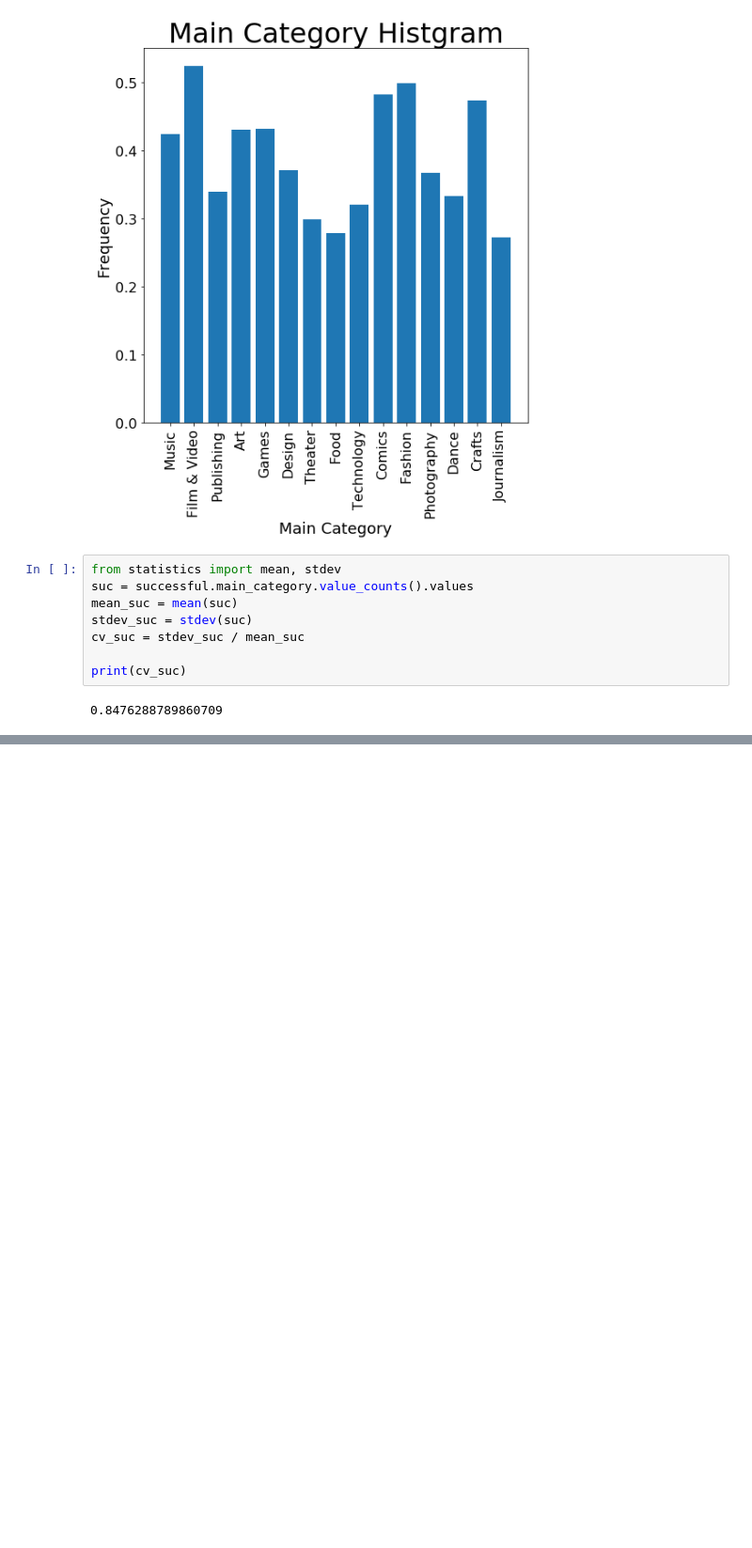
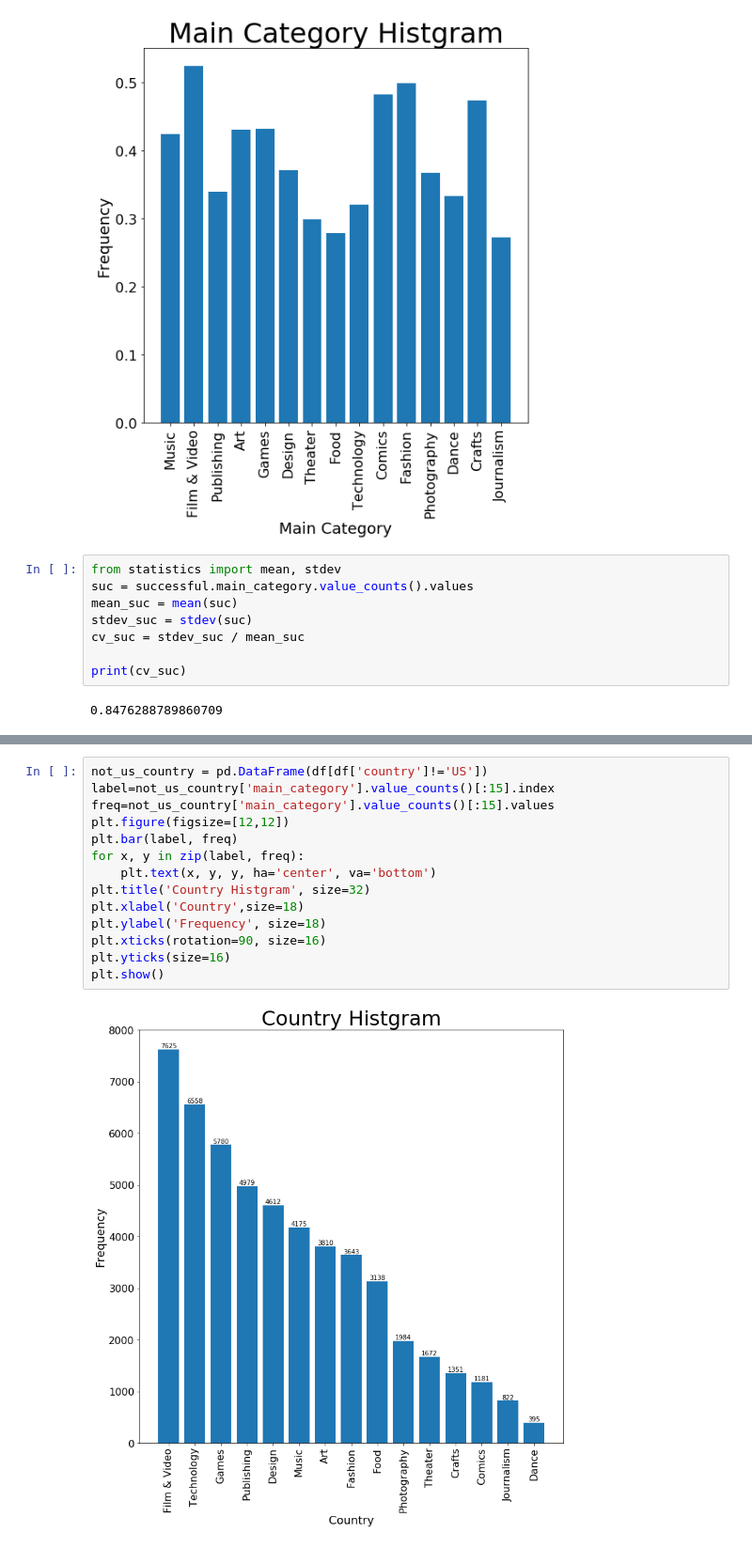
Before and after one commit to e4rll/2021dataSeminar, a Jupyter notebook: 06/06.ipynb, the cells around one changed output, grey strips where cells are left out. Shown: that part at 94% size. Saved outputs shown, nothing was run; the diff lists cells and outputs as text; blank space fills up the shorter version.

```diff
--- a/06/06.ipynb
+++ b/06/06.ipynb
@@ -218,0 +228,16 @@ KeyError: 'country'
+# %%
+not_us_country = pd.DataFrame(df[df['country']!='US'])
+label=not_us_country['main_category'].value_counts()[:15].index
+freq=not_us_country['main_category'].value_counts()[:15].values
+plt.figure(figsize=[12,12])
+plt.bar(label, freq)
+for x, y in zip(label, freq):
+    plt.text(x, y, y, ha='center', va='bottom')
+plt.title('Country Histgram', size=32)
+plt.xlabel('Country',size=18)
+plt.ylabel('Frequency', size=18)
+plt.xticks(rotation=90, size=16)
+plt.yticks(size=16)
+plt.show()
+# %% [output]
+[figure, added]
```
Also changed, not shown: parts of 2 cells of this notebook, 1 other file.
